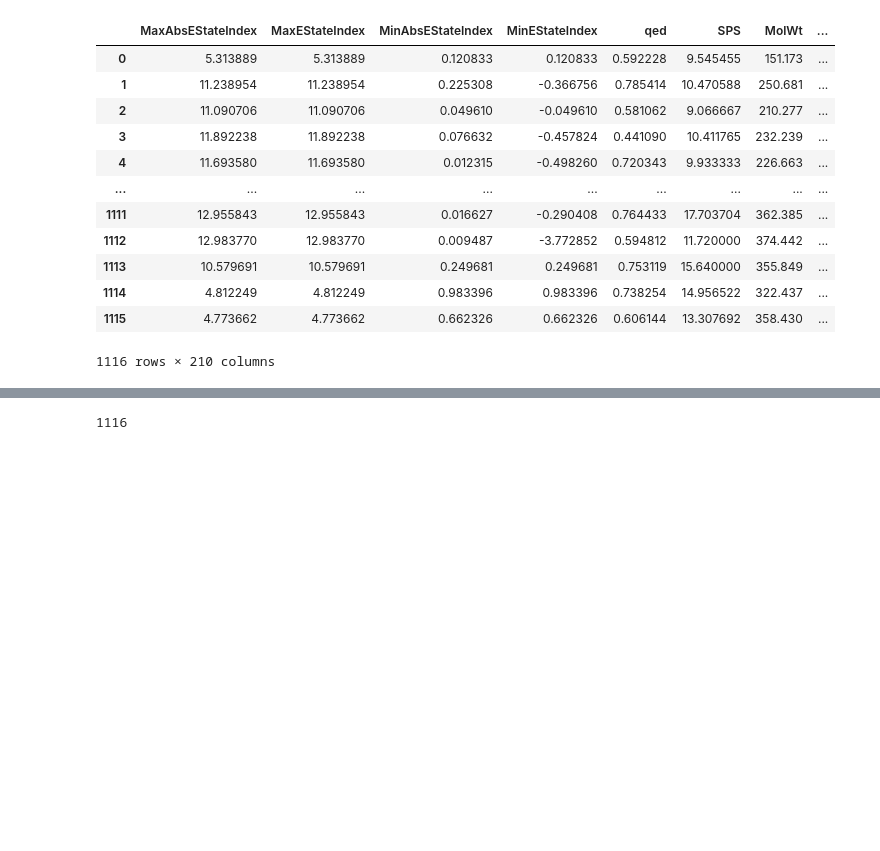
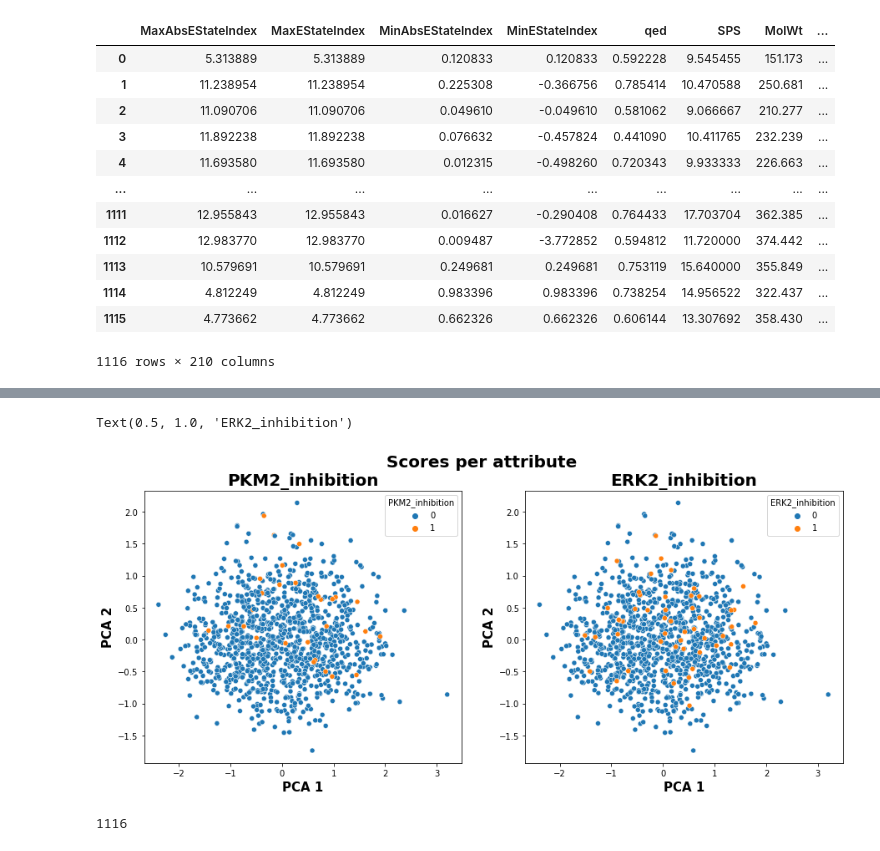
Before and after one commit to Tim0828/8CC00-groep-9, a Jupyter notebook: Clustering.ipynb, the cells around one changed output, grey strips where cells are left out. Drawn from its saved outputs; the diff is of its cells as text; code cells hidden in the pictures; blank space fills up the shorter version.

```diff
--- a/Clustering.ipynb
+++ b/Clustering.ipynb
@@ -33,2 +116,21 @@ df_scaled
+# %%
+# plotting pca scores per attribute with PKM2 and ERK2 inhibition indicated:
+fig, ax = plt.subplots(figsize= (15,6),nrows=1,ncols=2)
+fig.suptitle("Scores per attribute", weight= 'bold', size= 20)
+
+# PKM2:
+sns.scatterplot(x=df_pca["PCA1"], y=df_pca["PCA2"],hue = df_data["PKM2_inhibition"], ax=ax[0])
+ax[0].set_xlabel("PCA 1", weight = 'bold', size = 15)
+ax[0].set_ylabel("PCA 2", weight = 'bold', size = 15)
+ax[0].set_title("PKM2_inhibition", weight= 'bold', size= 20)
+
+# ERK2:
+sns.scatterplot(x=df_pca["PCA1"], y=df_pca["PCA2"],hue = df_data["ERK2_inhibition"], ax=ax[1])
+ax[1].set_xlabel("PCA 1", weight = 'bold', size = 15)
+ax[1].set_ylabel("PCA 2", weight = 'bold', size = 15)
+ax[1].set_title("ERK2_inhibition", weight= 'bold', size= 20)
+# %% [output]
+Text(0.5, 1.0, 'ERK2_inhibition')
+[figure, added]
 # %%
 
```
Also changed, not shown: parts of 5 cells of this notebook.
